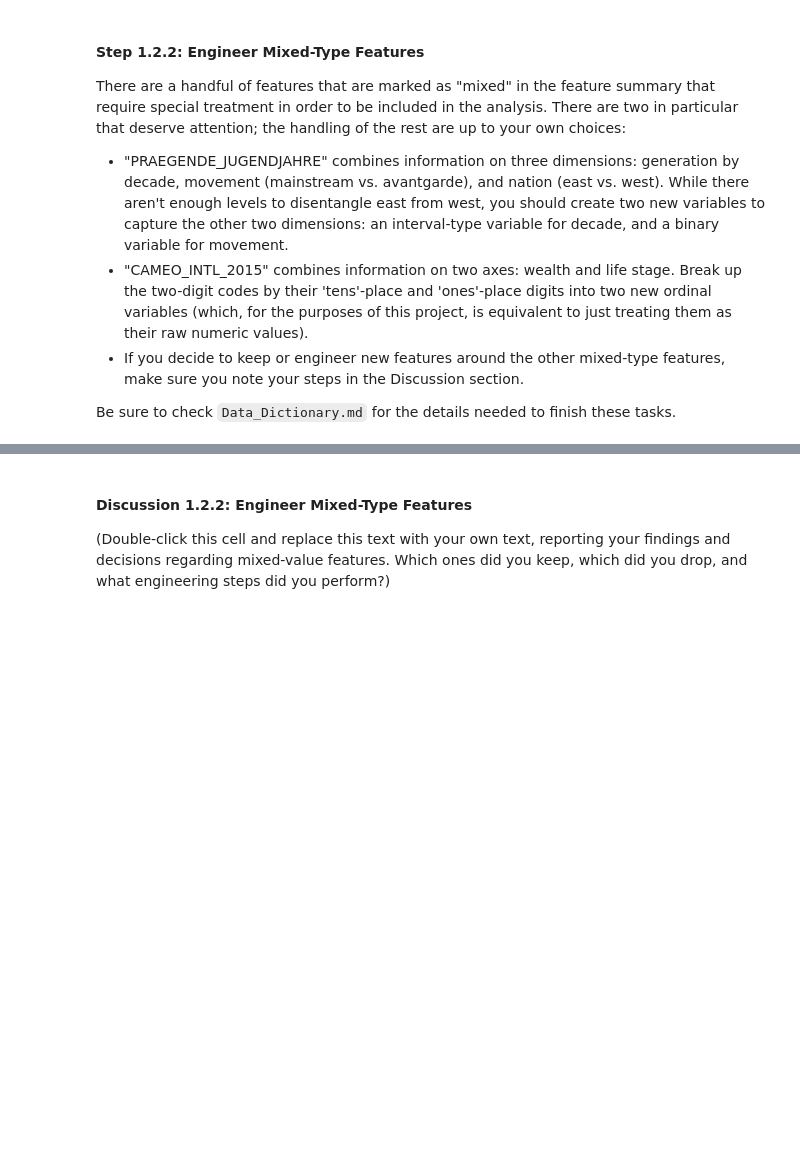
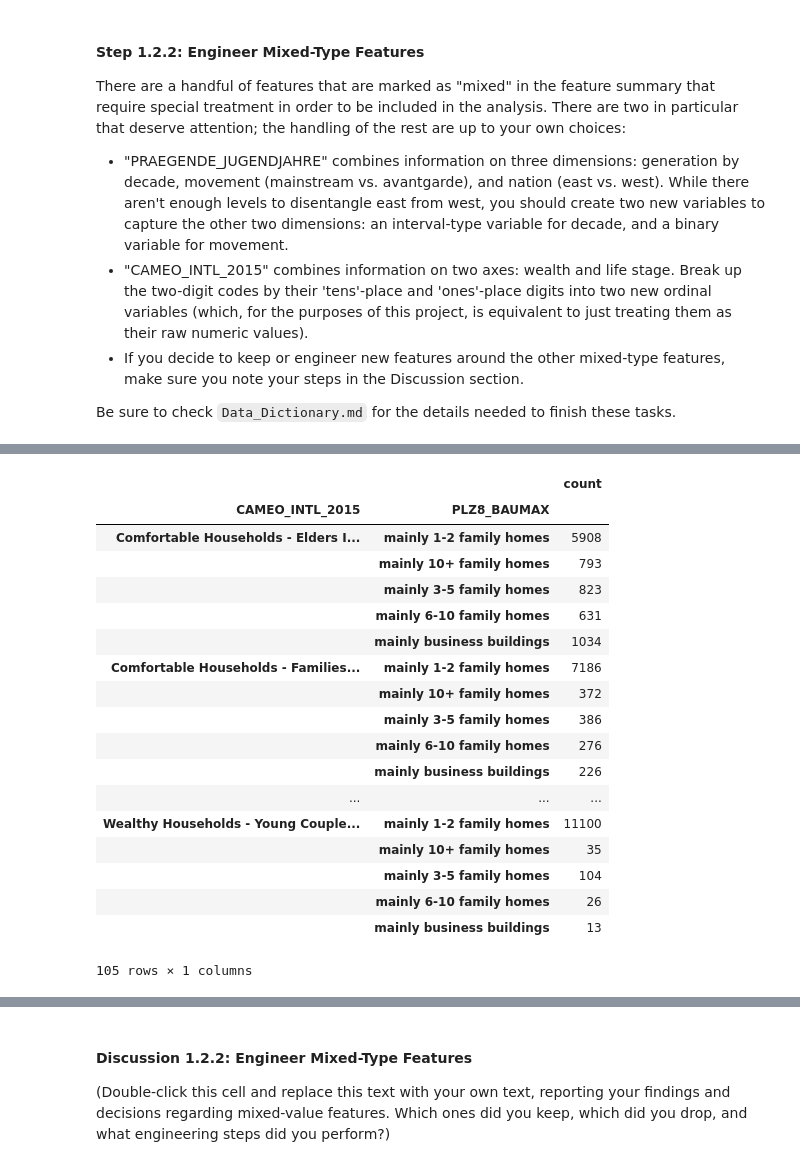
Before and after one commit to samlexrod/identifying_customer_segments, a Jupyter notebook: Identify_Customer_Segments.ipynb, the cells around one changed output, grey strips where cells are left out. Cells and saved outputs as stored; diff of their text form; code cells hidden in the pictures; blank space fills up the shorter version.

```diff
--- a/Identify_Customer_Segments.ipynb
+++ b/Identify_Customer_Segments.ipynb
@@ -1107,4 +1255,23 @@ Sample Mode
 # %%
 # Investigate "CAMEO_INTL_2015" and engineer two new variables.
-
-azdias[['CAMEO_INTL_2015']]
+pd.DataFrame(feature_eng.groupby(['CAMEO_INTL_2015', 'PLZ8_BAUMAX']).size()).rename(columns={0:'count'})
+# %% [output]
+|  |  | count |
+| CAMEO_INTL_2015 | PLZ8_BAUMAX |  |
+| Comfortable Households - Elders I... | mainly 1-2 family homes | 5908 |
+|  | mainly 10+ family homes | 793 |
+|  | mainly 3-5 family homes | 823 |
+|  | mainly 6-10 family homes | 631 |
+|  | mainly business buildings | 1034 |
+| Comfortable Households - Families... | mainly 1-2 family homes | 7186 |
+|  | mainly 10+ family homes | 372 |
+|  | mainly 3-5 family homes | 386 |
+|  | mainly 6-10 family homes | 276 |
+|  | mainly business buildings | 226 |
+| ... | ... | ... |
+| Wealthy Households - Young Couple... | mainly 1-2 family homes | 11100 |
+|  | mainly 10+ family homes | 35 |
+|  | mainly 3-5 family homes | 104 |
+|  | mainly 6-10 family homes | 26 |
+|  | mainly business buildings | 13 |
+105 rows × 1 columns
```
Also changed, not shown: parts of 22 cells of this notebook.
